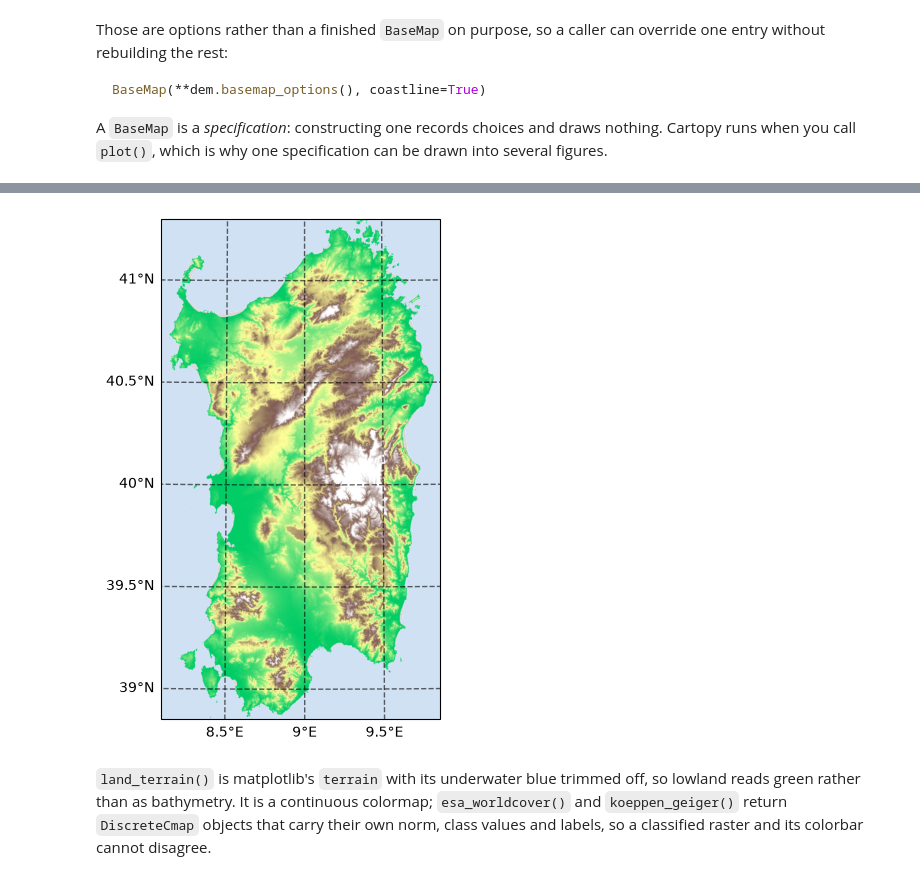
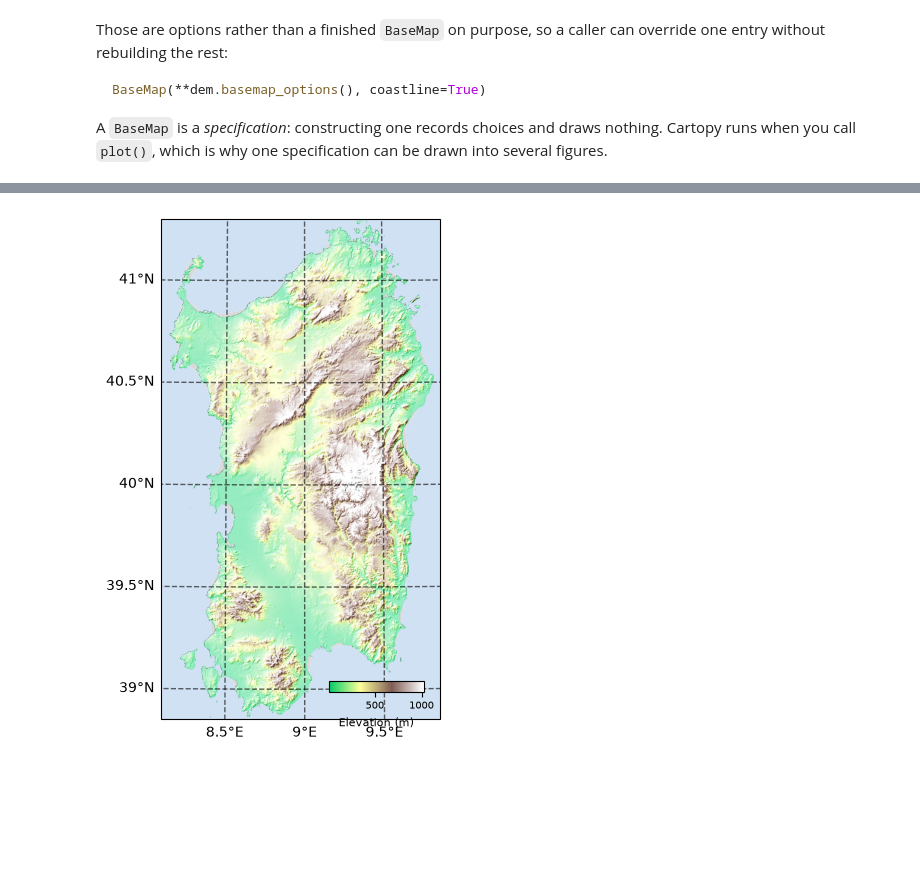
Before and after one commit to kmch/ploTea, a Jupyter notebook: notebooks/plotea.ipynb, the cells around one changed output, grey strips where cells are left out. Cells and saved outputs as stored; diff of their text form; code cells hidden in the pictures; blank space fills up the shorter version.

```diff
--- a/notebooks/plotea.ipynb
+++ b/notebooks/plotea.ipynb
@@ -23,10 +23,11 @@ import matplotlib.patches as mpatches
 import matplotlib.pyplot as plt
 
 import plotea
-from plotea import BaseMap, Bbox, Colorbar, Raster, land_terrain, laea, scalebar
-from plotea.maps.carto import new_axes
+from plotea import BaseMap, Bbox, Raster, land_terrain, scalebar
+from plotea.maps.layout import panel_layout
 
-dem = Raster(plotea.PATH.datasets / 'sardinia_elv.tif')
+dem = Raster(plotea.PATH.datasets / 'sardinia_elv.tif', label='Elevation', unit='m',
+             cbar_rect=(0.60, 0.055, 0.34, 0.022))
 dem
 # %% [output]
 Raster(path=/home/kajetan/software/plotea/datasets/sardinia_elv.tif, data=not loaded)
@@ -98,11 +141,6 @@ runs when you call `plot()`, which is why one specification can be drawn into se
 # %%
 fig, ax = BaseMap(**dem.basemap_options()).plot(figsize=(5, 6.5))
-dem.plot(ax=ax, cmap=land_terrain())
+dem.plot(ax=ax, cmap=land_terrain(), blend_mode='hsv', vert_exag=3, cbar=True)
 plt.show()
 # %% [output]
-[figure, old version]
+[figure, new version]
-# %% [markdown]
-`land_terrain()` is matplotlib's `terrain` with its underwater blue trimmed off, so lowland
-reads green rather than as bathymetry. It is a continuous colormap; `esa_worldcover()` and
-`koeppen_geiger()` return `DiscreteCmap` objects that carry their own norm, class values and
-labels, so a classified raster and its colorbar cannot disagree.
```
Also changed, not shown: parts of 19 cells of this notebook, 4 other files.
